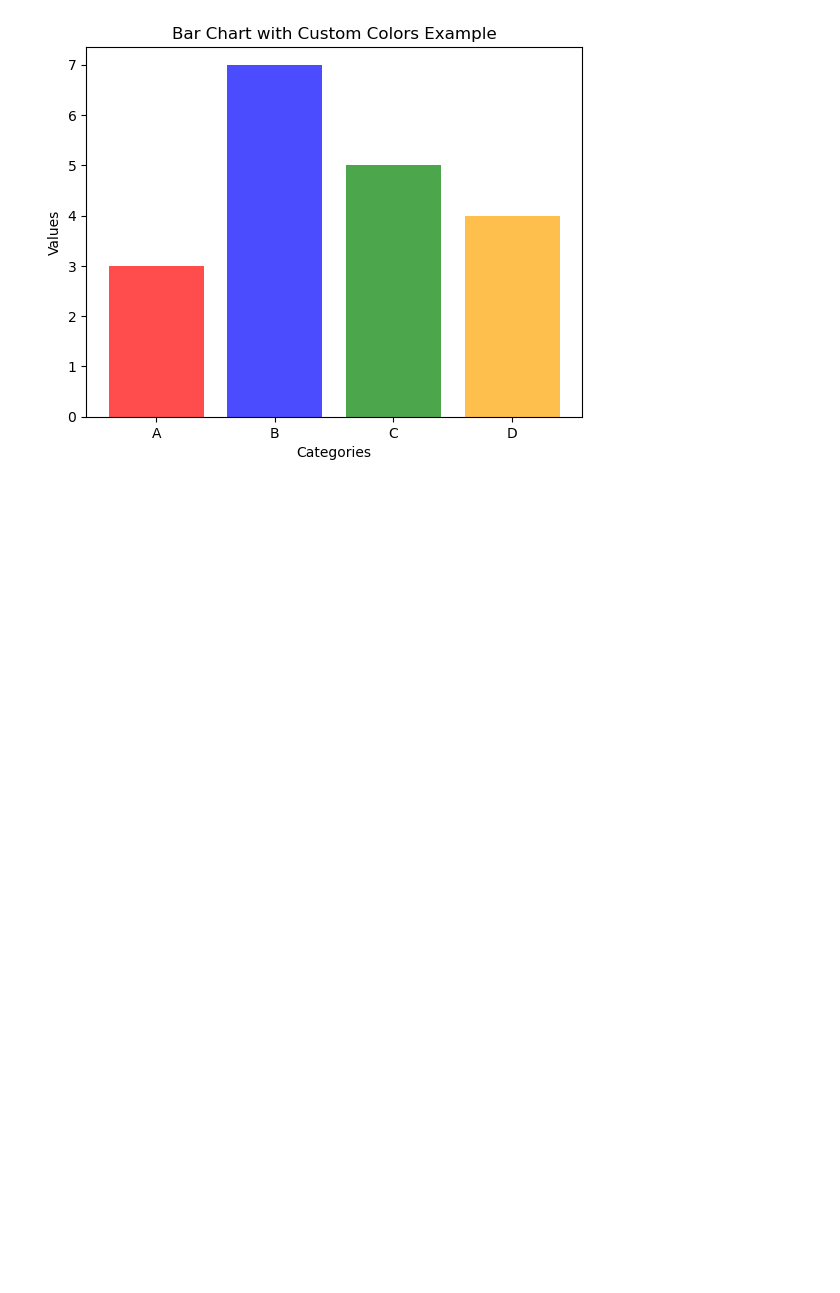
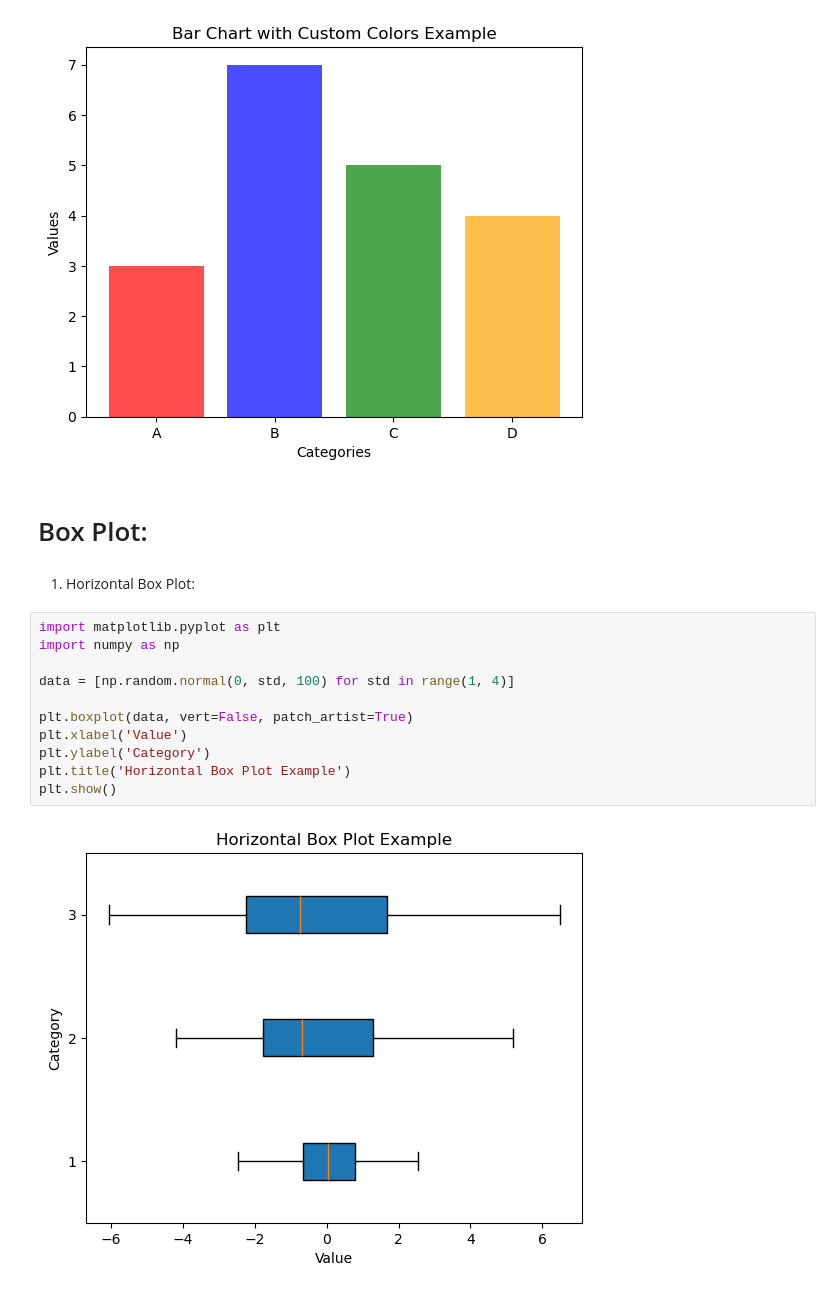
Before and after one commit to Ahmet-Acik/matplotlib_numpy_project, a Jupyter notebook: Untitled-1.ipynb, the cells around one changed output. Cells and saved outputs as stored; diff of their text form; blank space fills up the shorter version.

```diff
--- a/Untitled-1.ipynb
+++ b/Untitled-1.ipynb
@@ -331,3 +331,20 @@ plt.title('Bar Chart with Custom Colors Example')
 plt.show()
 # %% [output]
 [figure]
+# %% [markdown]
+# Box Plot:
+# %% [markdown]
+1. Horizontal Box Plot:
+# %%
+import matplotlib.pyplot as plt
+import numpy as np
+
+data = [np.random.normal(0, std, 100) for std in range(1, 4)]
+
+plt.boxplot(data, vert=False, patch_artist=True)
+plt.xlabel('Value')
+plt.ylabel('Category')
+plt.title('Horizontal Box Plot Example')
+plt.show()
+# %% [output]
+[figure, added]
```
Also changed, not shown: parts of 8 cells of this notebook.
